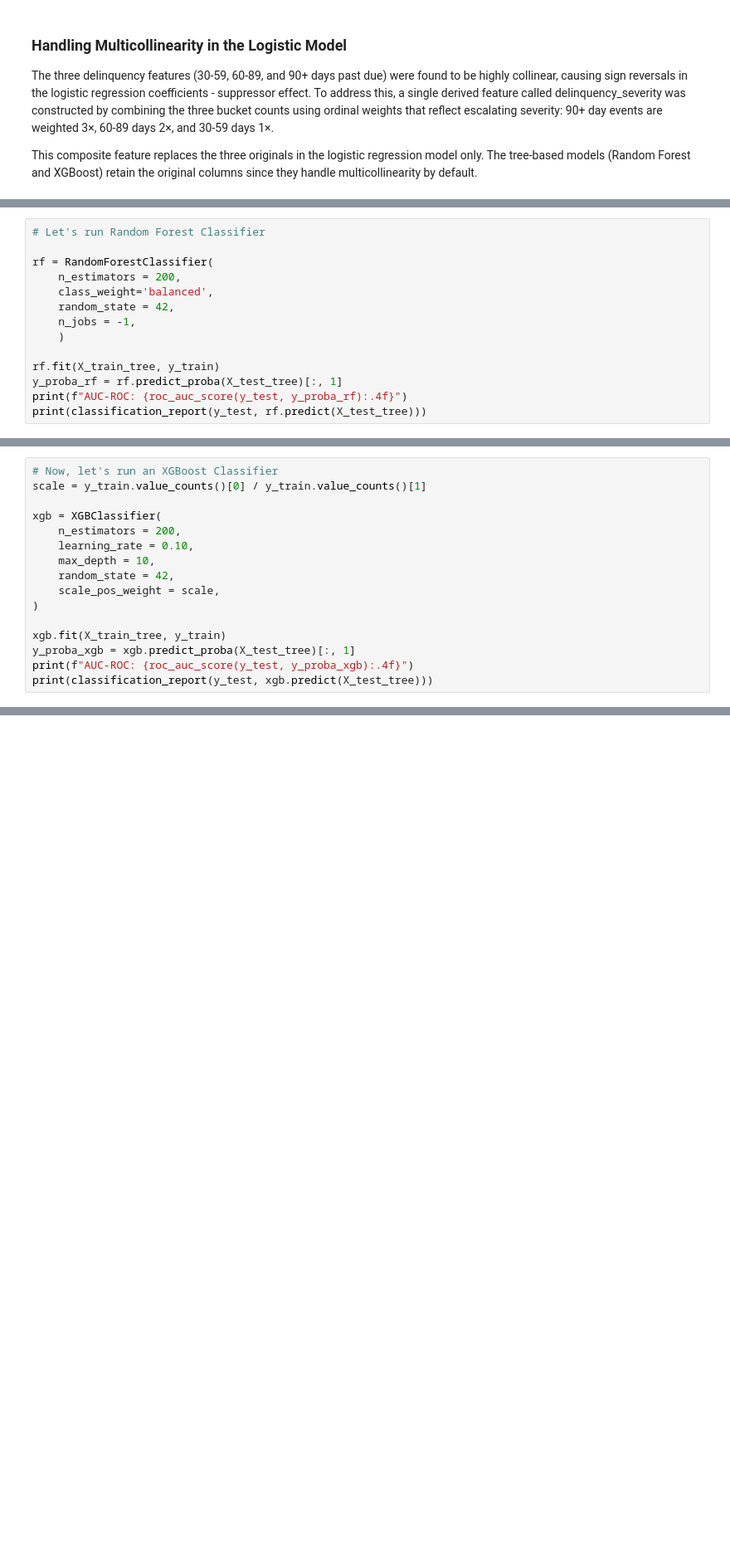
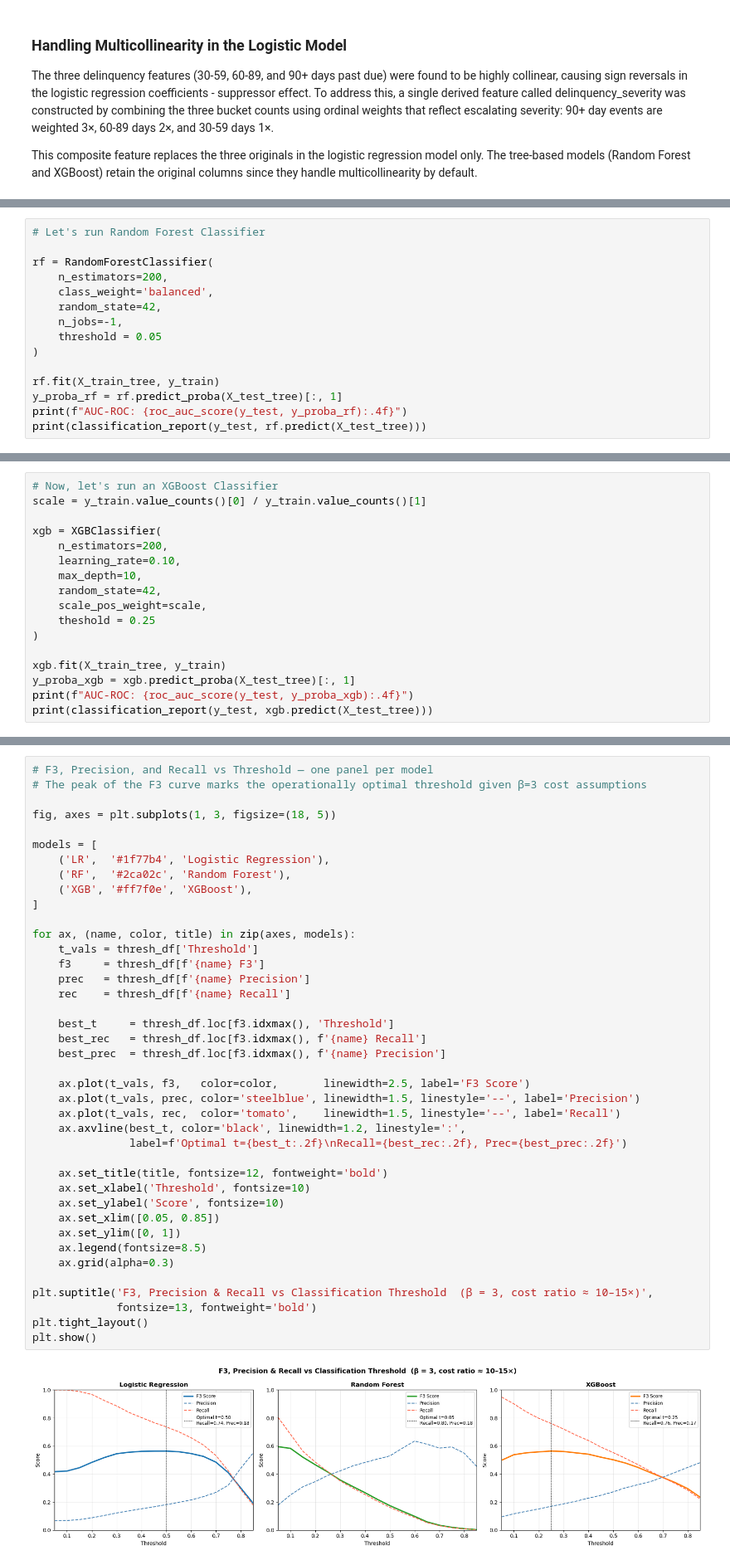
Before and after one commit to CesarAguirre9/Credit_Default_Classifier, a Jupyter notebook: credit_default_classifier.ipynb, the cells around one changed output, grey strips where cells are left out. Shown at 83% size. Saved outputs shown, nothing was run; the diff lists cells and outputs as text; blank space fills up the shorter version.

```diff
--- a/credit_default_classifier.ipynb
+++ b/credit_default_classifier.ipynb
@@ -440,11 +455,12 @@ plt.show()
 # Let's run Random Forest Classifier
 
 rf = RandomForestClassifier(
-    n_estimators = 200,
+    n_estimators=200,
     class_weight='balanced',
-    random_state = 42,
-    n_jobs = -1,
-    )
+    random_state=42,
+    n_jobs=-1,
+    threshold = 0.05
+)
 
 rf.fit(X_train_tree, y_train)
 y_proba_rf = rf.predict_proba(X_test_tree)[:, 1]
@@ -455,11 +481,12 @@ print(classification_report(y_test, rf.predict(X_test_tree)))
 scale = y_train.value_counts()[0] / y_train.value_counts()[1]
 
 xgb = XGBClassifier(
-    n_estimators = 200,
-    learning_rate = 0.10,
-    max_depth = 10,
-    random_state = 42,
-    scale_pos_weight = scale,
+    n_estimators=200,
+    learning_rate=0.10,
+    max_depth=10,
+    random_state=42,
+    scale_pos_weight=scale,
+    theshold = 0.25
 )
 
 xgb.fit(X_train_tree, y_train)
@@ -497,3 +598,45 @@ plt.show()
+# %%
+# F3, Precision, and Recall vs Threshold — one panel per model
+# The peak of the F3 curve marks the operationally optimal threshold given β=3 cost assumptions
+
+fig, axes = plt.subplots(1, 3, figsize=(18, 5))
+
+models = [
+    ('LR',  '#1f77b4', 'Logistic Regression'),
+    ('RF',  '#2ca02c', 'Random Forest'),
+    ('XGB', '#ff7f0e', 'XGBoost'),
+]
+
+for ax, (name, color, title) in zip(axes, models):
+    t_vals = thresh_df['Threshold']
+    f3     = thresh_df[f'{name} F3']
+    prec   = thresh_df[f'{name} Precision']
+    rec    = thresh_df[f'{name} Recall']
+
+    best_t     = thresh_df.loc[f3.idxmax(), 'Threshold']
+    best_rec   = thresh_df.loc[f3.idxmax(), f'{name} Recall']
+    best_prec  = thresh_df.loc[f3.idxmax(), f'{name} Precision']
+
+    ax.plot(t_vals, f3,   color=color,       linewidth=2.5, label='F3 Score')
+    ax.plot(t_vals, prec, color='steelblue', linewidth=1.5, linestyle='--', label='Precision')
+    ax.plot(t_vals, rec,  color='tomato',    linewidth=1.5, linestyle='--', label='Recall')
+    ax.axvline(best_t, color='black', linewidth=1.2, linestyle=':',
+               label=f'Optimal t={best_t:.2f}\nRecall={best_rec:.2f}, Prec={best_prec:.2f}')
+
+    ax.set_title(title, fontsize=12, fontweight='bold')
+    ax.set_xlabel('Threshold', fontsize=10)
+    ax.set_ylabel('Score', fontsize=10)
+    ax.set_xlim([0.05, 0.85])
+    ax.set_ylim([0, 1])
+    ax.legend(fontsize=8.5)
+    ax.grid(alpha=0.3)
+
+plt.suptitle('F3, Precision & Recall vs Classification Threshold  (β = 3, cost ratio ≈ 10–15×)',
+             fontsize=13, fontweight='bold')
+plt.tight_layout()
+plt.show()
+# %% [output]
+[figure, added]
 # %% [markdown]
 ## Feature Importance
 
```
Also changed, not shown: parts of 20 cells of this notebook, 1 other file.
